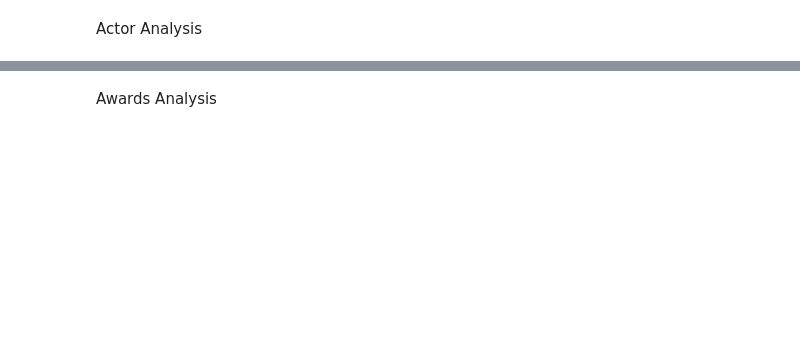
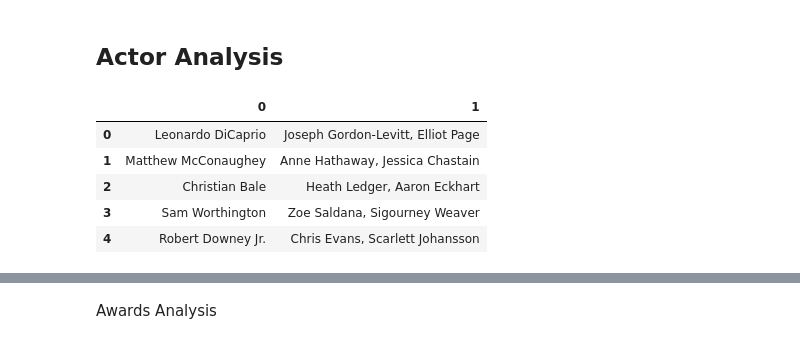
Before and after one commit to jvwastaken/Blockbuster-Breakdown, a Jupyter notebook: Data/Data_Analysis.ipynb, the cells around one changed output, grey strips where cells are left out. Saved outputs shown, nothing was run; the diff lists cells and outputs as text; code cells hidden in the pictures; blank space fills up the shorter version.

```diff
--- a/Data/Data_Analysis.ipynb
+++ b/Data/Data_Analysis.ipynb
@@ -19,2 +19,2 @@ movie_df.head()
-# %% [markdown]
-Actor Analysis
+# %% [markdown]
+## Actor Analysis
@@ -20,0 +23,11 @@ Actor Analysis
+# %%
+lead_actor = Actors_df[['Lead actor', 'Cast']] = Actors_df['Actors_O'].str.split(',', n=1, expand=True)
+
+lead_actor.head()
+# %% [output]
+|  | 0 | 1 |
+| 0 | Leonardo DiCaprio | Joseph Gordon-Levitt, Elliot Page |
+| 1 | Matthew McConaughey | Anne Hathaway, Jessica Chastain |
+| 2 | Christian Bale | Heath Ledger, Aaron Eckhart |
+| 3 | Sam Worthington | Zoe Saldana, Sigourney Weaver |
+| 4 | Robert Downey Jr. | Chris Evans, Scarlett Johansson |
```
Also changed, not shown: parts of 12 cells of this notebook, 1 other file.
